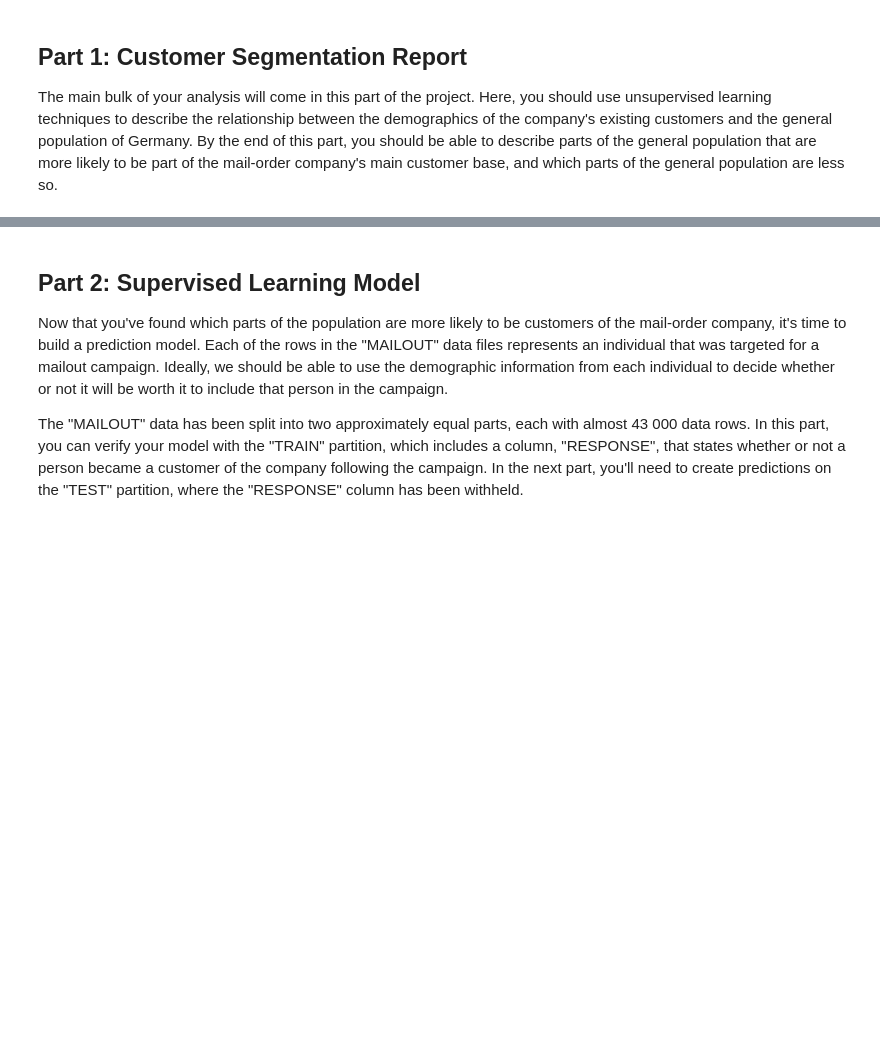
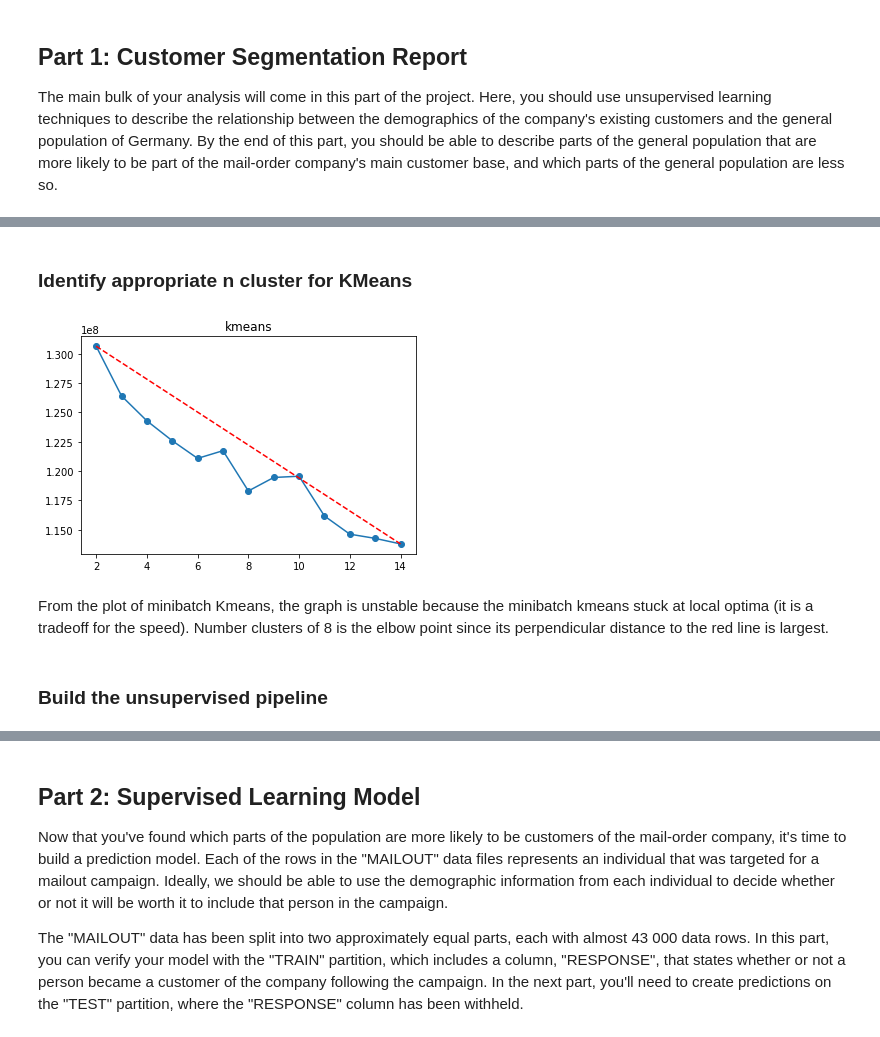
Before and after one commit to korntewin/capstone-arvato-customer-segmentation, a Jupyter notebook: Arvato Project Workbook.ipynb, the cells around one changed output, grey strips where cells are left out. Drawn from its saved outputs; the diff is of its cells as text; code cells hidden in the pictures; blank space fills up the shorter version.

Commit message:
finish bulding clustering pipeline

```diff
--- a/Arvato Project Workbook.ipynb
+++ b/Arvato Project Workbook.ipynb
@@ -527,0 +612,14 @@ The main bulk of your analysis will come in this part of the project. Here, you
+# %% [markdown]
+### Identify appropriate n cluster for KMeans
+# %%
+# init kmeans and calculating inertias
+km = MiniBatchKMeans(random_state=101, batch_size=128)
+clean_scaled_pcs_az_cus = pca.fit_transform(clean_scaled_az_cus)
+
+inertias = utils.calculate_appropriate_n_cluster_KMeans(km=km, X=clean_scaled_pcs_az_cus)
+# %%
+plot_kmeans(np.arange(1, len(inertias) + 1)+1, inertias)
+# %% [output]
+[figure, added]
+# %% [markdown]
+From the plot of minibatch Kmeans, the graph is unstable because the minibatch kmeans stuck at local optima (it is a tradeoff for the speed). Number clusters of 8 is the elbow point since its perpendicular distance to the red line is largest.
@@ -527,0 +628,2 @@ The main bulk of your analysis will come in this part of the project. Here, you
+# %% [markdown]
+### Build the unsupervised pipeline
```
Also changed, not shown: parts of 18 cells of this notebook.
